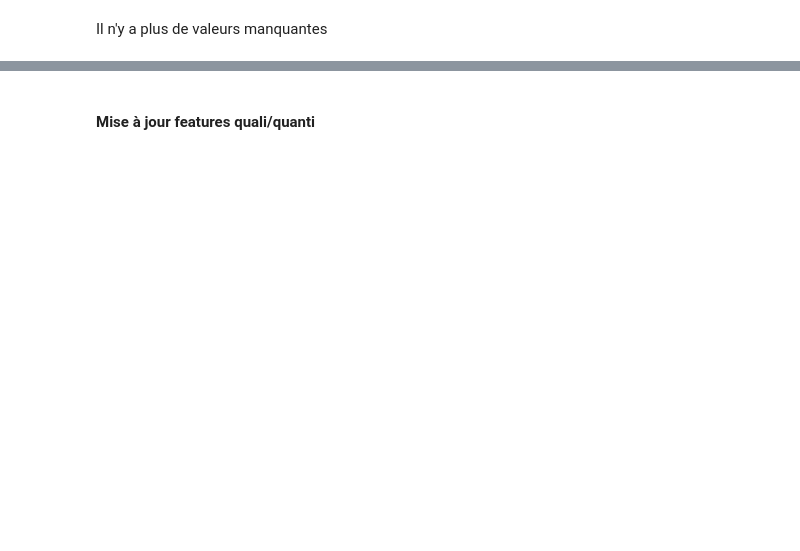
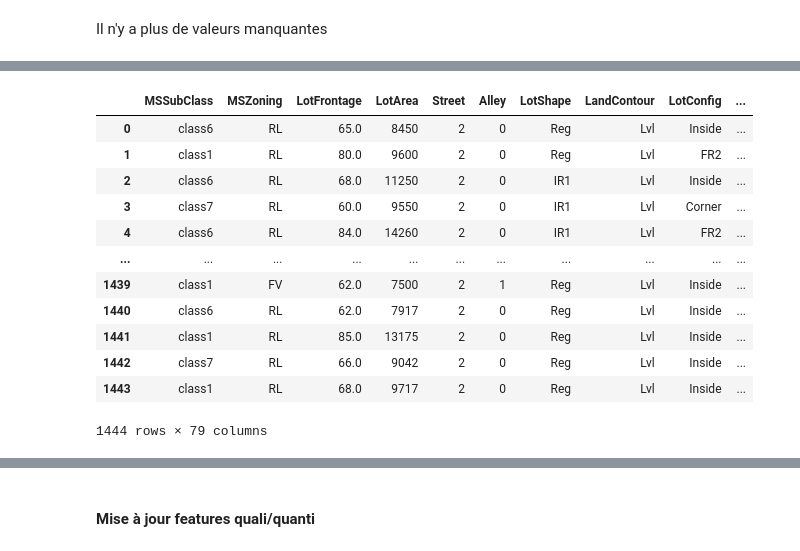
Before and after one commit to Simplon-IA-Bdx-1/house-prices-julien-vincent, a Jupyter notebook: house_prices_regression.ipynb, the cells around one changed output, grey strips where cells are left out. Cells and saved outputs as stored; diff of their text form; code cells hidden in the pictures; blank space fills up the shorter version.

```diff
--- a/house_prices_regression.ipynb
+++ b/house_prices_regression.ipynb
@@ -485,0 +546,23 @@ datas.MSSubClass = datas.MSSubClass.map({20:'class1', 30:'class2', 40:'class3',
+# %%
+def sum_columns(dataset):
+    dataset['GarageQual']=dataset['GarageQual']+dataset['GarageCond']
+    dataset['ExterQual']=dataset['ExterQual']+dataset['ExterCond']
+    dataset['BsmtFinType']= (dataset['BsmtFinType1']+dataset['BsmtFinType2'])*(5/3)  #pour faire une note sur 20
+    dataset['BsmtQual']= (dataset['BsmtQual']+dataset['BsmtCond']+dataset['BsmtExposure'])*(4/3)  #pour faire une note sur 20
+    return dataset
+# %%
+sum_columns(train)
+# %% [output]
+|  | MSSubClass | MSZoning | LotFrontage | LotArea | Street | Alley | LotShape | LandContour | LotConfig | ... |
+| 0 | class6 | RL | 65.0 | 8450 | 2 | 0 | Reg | Lvl | Inside | ... |
+| 1 | class1 | RL | 80.0 | 9600 | 2 | 0 | Reg | Lvl | FR2 | ... |
+| 2 | class6 | RL | 68.0 | 11250 | 2 | 0 | IR1 | Lvl | Inside | ... |
+| 3 | class7 | RL | 60.0 | 9550 | 2 | 0 | IR1 | Lvl | Corner | ... |
+| 4 | class6 | RL | 84.0 | 14260 | 2 | 0 | IR1 | Lvl | FR2 | ... |
+| ... | ... | ... | ... | ... | ... | ... | ... | ... | ... | ... |
+| 1439 | class1 | FV | 62.0 | 7500 | 2 | 1 | Reg | Lvl | Inside | ... |
+| 1440 | class6 | RL | 62.0 | 7917 | 2 | 0 | Reg | Lvl | Inside | ... |
+| 1441 | class1 | RL | 85.0 | 13175 | 2 | 0 | Reg | Lvl | Inside | ... |
+| 1442 | class7 | RL | 66.0 | 9042 | 2 | 0 | Reg | Lvl | Inside | ... |
+| 1443 | class1 | RL | 68.0 | 9717 | 2 | 0 | Reg | Lvl | Inside | ... |
+1444 rows × 79 columns
```
Also changed, not shown: parts of 93 cells of this notebook.
